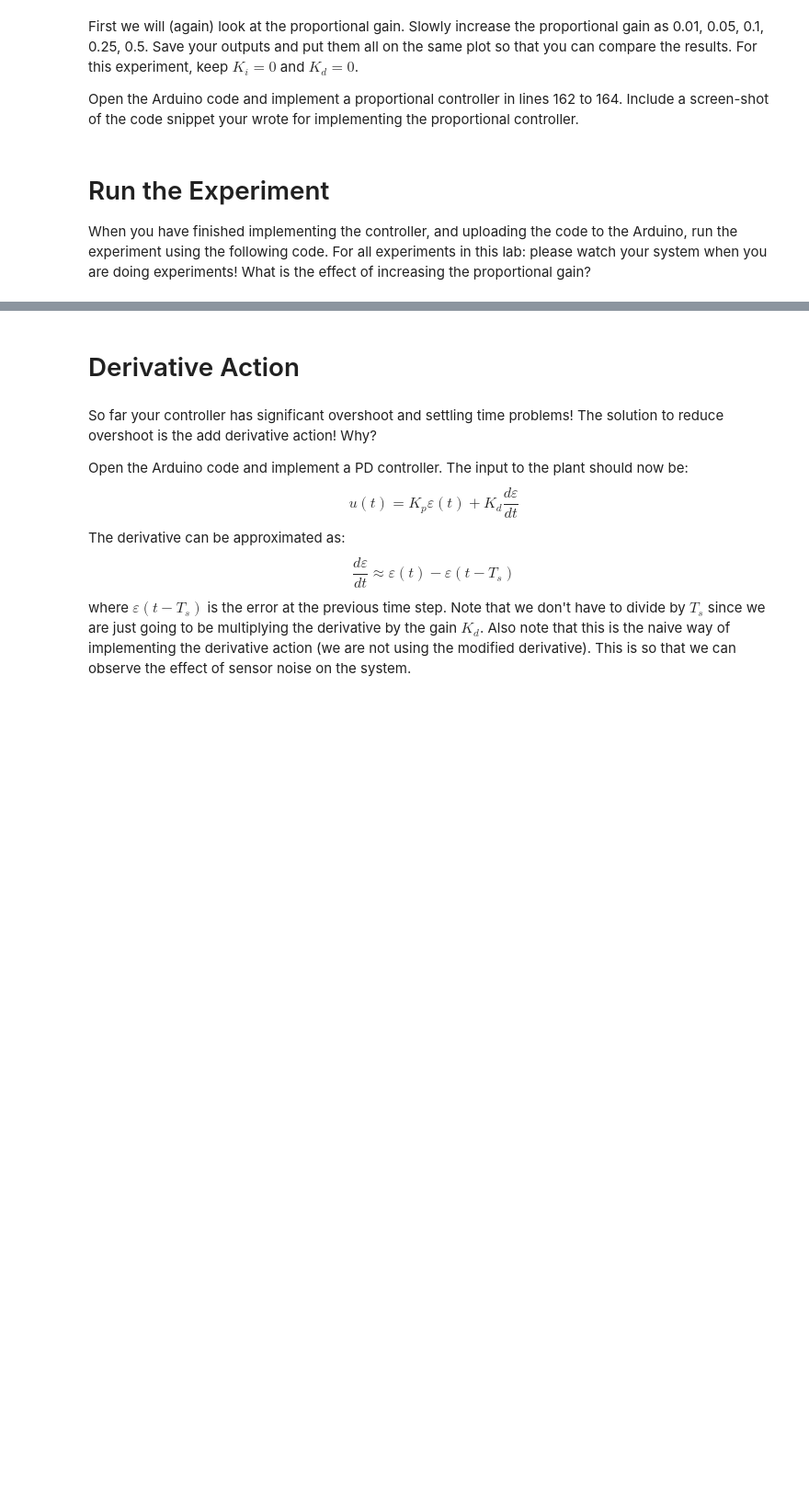
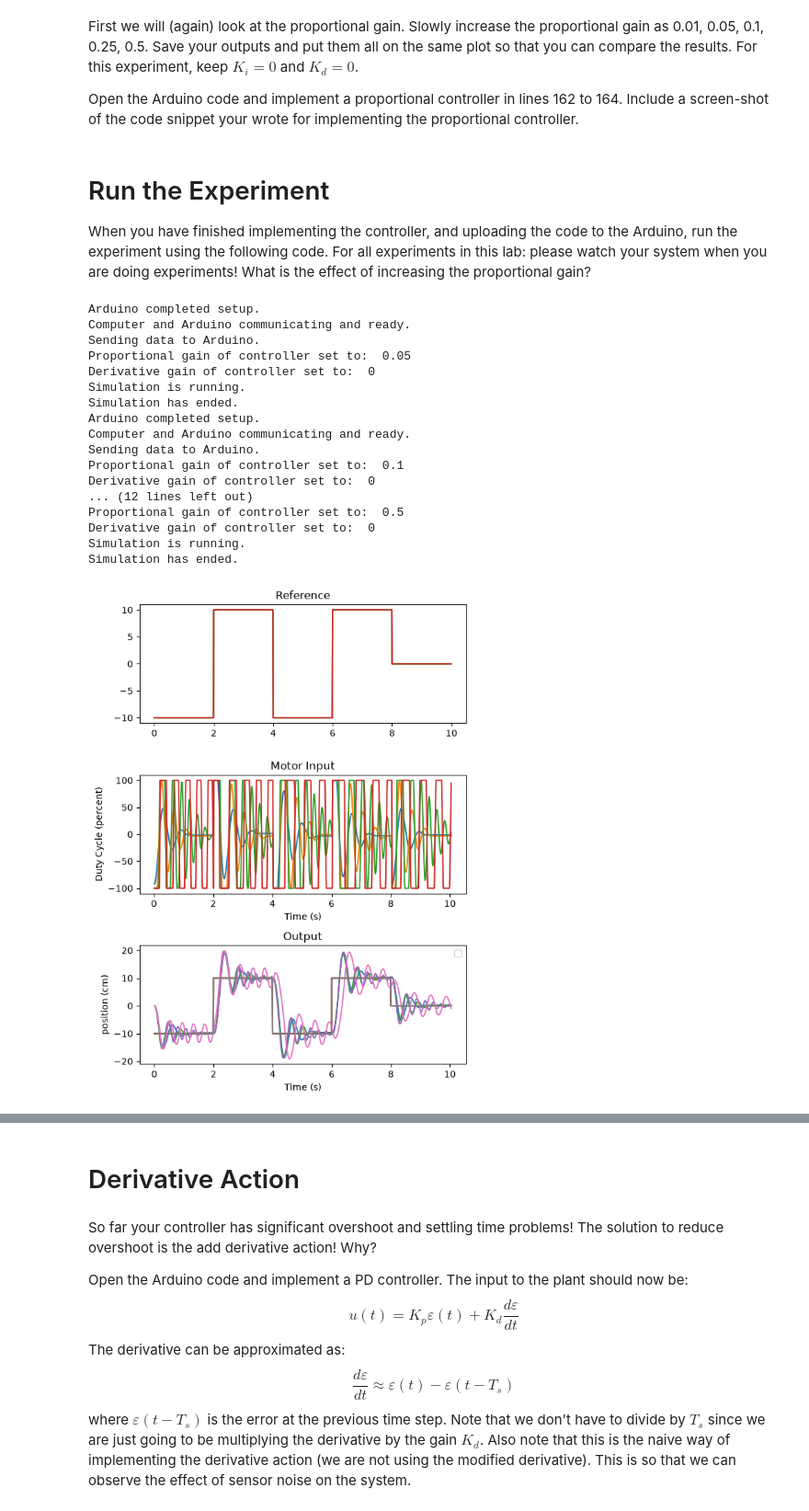
Before and after one commit to andyxu925/enel441-labs, a Jupyter notebook: lab_4/ENEL441_lab4.ipynb, the cells around one changed output, grey strips where cells are left out. Shown at 92% size. Saved outputs shown, nothing was run; the diff lists cells and outputs as text; code cells hidden in the pictures; blank space fills up the shorter version.

```diff
--- a/lab_4/ENEL441_lab4.ipynb
+++ b/lab_4/ENEL441_lab4.ipynb
@@ -44,7 +46,7 @@ import control as ct
 # %% [markdown]
 Set the com port of the Arduino. Refer to the instructions in Labs 1, 2 or 3 if you forget how to determine the correct com port.
 # %%
-arduino_com_port = 'COM44'
+arduino_com_port = 'COM12'
 # %% [markdown]
 Some constants that we need
 # %%
@@ -80,35 +85,78 @@ Open the Arduino code and implement a proportional controller in lines 162 to 16
 
 When you have finished implementing the controller, and uploading the code to the Arduino, run the experiment using the following code. For all experiments in this lab: please watch your system when you are doing experiments! What is the effect of increasing the proportional gain?
 # %%
-Kp = 0.1 #0.05, 0.1, 0.25, 0.5
-Kd = 0
-#measured_outputs = lu.run_cart_closed_loop_PID(r_step_mag,r_step_dir,Kp,Ki,Kd,com_port=arduino_com_port)
+# Kp = 0.1 #0.05, 0.1, 0.25, 0.5
+# Kd = 0
+# #measured_outputs = lu.run_cart_closed_loop_PID(r_step_mag,r_step_dir,Kp,Ki,Kd,com_port=arduino_com_port)
 
-#Kp = 0 # the proportional gain is not used in this part of the lab, but we need to set it to a value.
+# #Kp = 0 # the proportional gain is not used in this part of the lab, but we need to set it to a value.
 
-measured_outputs = lu.run_cart_closed_loop_PD(r_step_mag,r_step_dir,Kp,Kd,com_port=arduino_com_port)
+# measured_outputs = lu.run_cart_closed_loop_PD(r_step_mag,r_step_dir,Kp,Kd,com_port=arduino_com_port)
 # %%
-cart_position_measured = measured_outputs[0]*counts_per_inch_to_cm
-motor_input = measured_outputs[1]
-dt_measured = measured_outputs[2]
-t_measured = np.cumulative_sum(dt_measured)/1000
+Kp = [0.05, 0.1, 0.25, 0.5]
+Kd = 0
+#measured_outputs = lu.run_cart_closed_loop_PID(r_step_mag,r_step_dir,Kp,Ki,Kd,com_port=arduino_com_port)
 
+#Kp = 0 # the proportional gain is not used in this part of the lab, but we need to set it to a value.
+
+# measured_outputs=[]
+# cart_position_measured=[]
+# motor_input=[]
+# dt_measured=[]
+# t_measured=[]
+
+# for i in range(len(Kp)):
+#     measured_outputs = lu.run_cart_closed_loop_PD(r_step_mag,r_step_dir,Kp,Kd,com_port=arduino_com_port)
+
+#     cart_position_measured = measured_outputs[0]*counts_per_inch_to_cm
+#     motor_input = measured_outputs[1]
+#     dt_measured = measured_outputs[2]
+#     t_measured = np.cumulative_sum(dt_measured)/1000
 
 fig,ax = plt.subplots(3,1, figsize=(6,8))
-ax[0].plot(t,r_step)
 ax[0].set_title('Reference')
 ax[0].set_label('Time (s)')
-ax[1].plot(t_measured,motor_input/255*100,label='Motor Input')
 ax[1].set_title('Motor Input')
 ax[1].set_ylabel('Duty Cycle (percent)')
 ax[1].set_xlabel('Time (s)')
-ax[2].plot(t_measured,cart_position_measured,label='Measured Cart Position')
-ax[2].plot(t,r_step,label='Reference')
 ax[2].legend()
 ax[2].set_title('Output')
 ax[2].set_ylabel('position (cm)')
 ax[2].set_xlabel('Time (s)')
+
+for i in range(len(Kp)):
+    measured_outputs = lu.run_cart_closed_loop_PD(r_step_mag,r_step_dir,Kp[i],Kd,com_port=arduino_com_port)
+
+    cart_position_measured = measured_outputs[0]*counts_per_inch_to_cm
+    motor_input = measured_outputs[1]
+    dt_measured = measured_outputs[2]
+    t_measured = np.cumulative_sum(dt_measured)/1000
+
+    ax[0].plot(t,r_step)
+    ax[1].plot(t_measured,motor_input/255*100,label='Motor Input')
+    ax[2].plot(t_measured,cart_position_measured,label='Measured Cart Position')
+    ax[2].plot(t,r_step,label='Reference')
+
 fig.tight_layout()
+# %% [output]
+Arduino completed setup.
+Computer and Arduino communicating and ready.
+Sending data to Arduino.
+Proportional gain of controller set to:  0.05
+Derivative gain of controller set to:  0
+Simulation is running.
+Simulation has ended.
+Arduino completed setup.
+Computer and Arduino communicating and ready.
+Sending data to Arduino.
+Proportional gain of controller set to:  0.1
+Derivative gain of controller set to:  0
+... (12 lines left out)
+Proportional gain of controller set to:  0.5
+Derivative gain of controller set to:  0
+Simulation is running.
+Simulation has ended.
+[figure, added]
 # %% [markdown]
 # TA check
 
```
Also changed, not shown: parts of 7 cells of this notebook, 1 other file.
